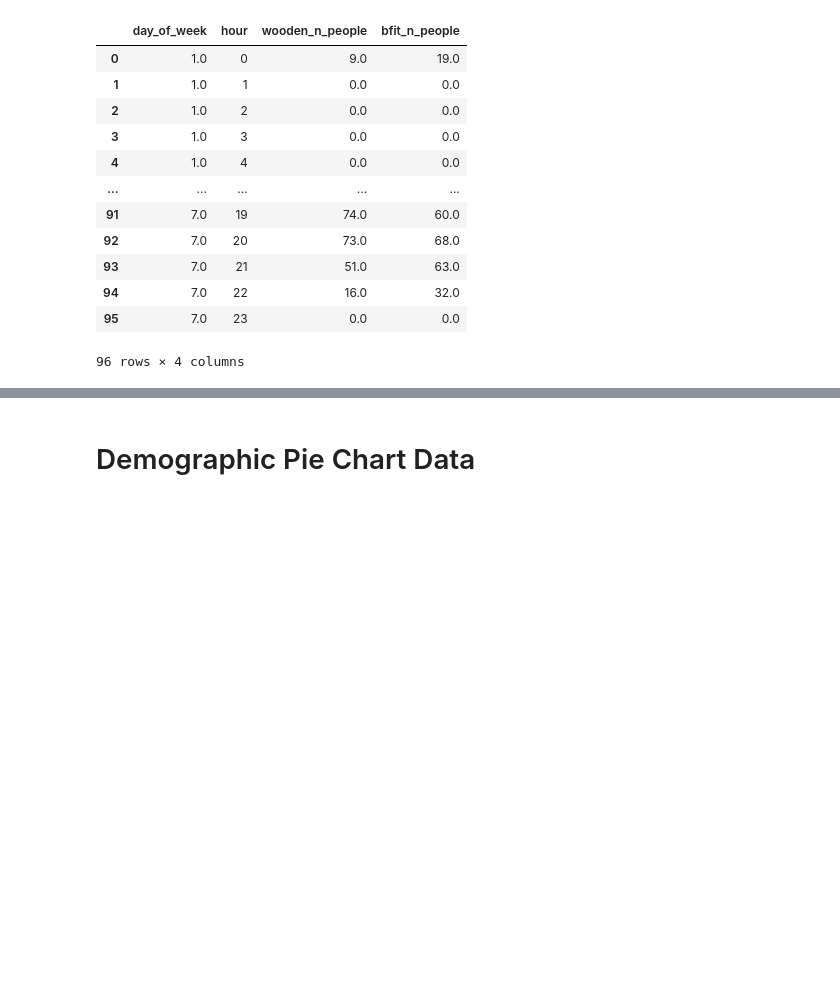
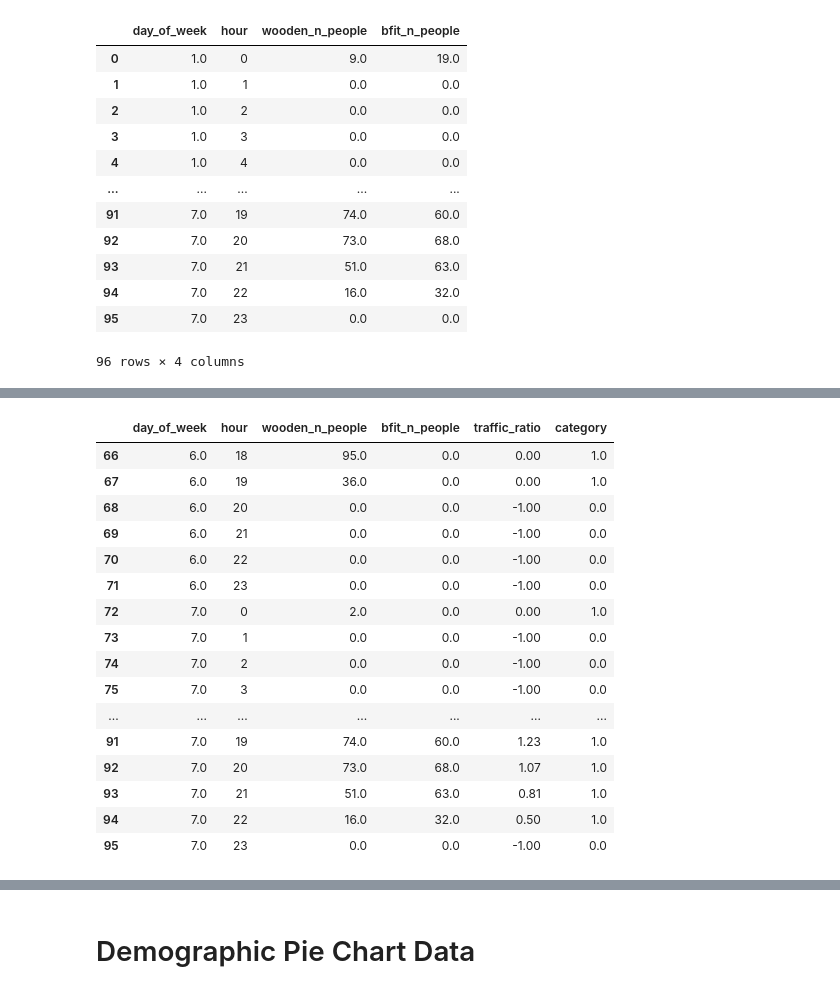
Before and after one commit to dailybruin/the-stack, a Jupyter notebook: python/posts/gym-traffic-2023/gym_traffic_2023_data_cleaning.ipynb, the cells around one changed output, grey strips where cells are left out. Cells and saved outputs as stored; diff of their text form; code cells hidden in the pictures; blank space fills up the shorter version.

```diff
--- a/python/posts/gym-traffic-2023/gym_traffic_2023_data_cleaning.ipynb
+++ b/python/posts/gym-traffic-2023/gym_traffic_2023_data_cleaning.ipynb
@@ -766,3 +775,23 @@ merged_compare.head(20)
+# %%
+merged_compare.tail(30)
+# %% [output]
+|  | day_of_week | hour | wooden_n_people | bfit_n_people | traffic_ratio | category |
+| 66 | 6.0 | 18 | 95.0 | 0.0 | 0.00 | 1.0 |
+| 67 | 6.0 | 19 | 36.0 | 0.0 | 0.00 | 1.0 |
+| 68 | 6.0 | 20 | 0.0 | 0.0 | -1.00 | 0.0 |
+| 69 | 6.0 | 21 | 0.0 | 0.0 | -1.00 | 0.0 |
+| 70 | 6.0 | 22 | 0.0 | 0.0 | -1.00 | 0.0 |
+| 71 | 6.0 | 23 | 0.0 | 0.0 | -1.00 | 0.0 |
+| 72 | 7.0 | 0 | 2.0 | 0.0 | 0.00 | 1.0 |
+| 73 | 7.0 | 1 | 0.0 | 0.0 | -1.00 | 0.0 |
+| 74 | 7.0 | 2 | 0.0 | 0.0 | -1.00 | 0.0 |
+| 75 | 7.0 | 3 | 0.0 | 0.0 | -1.00 | 0.0 |
+| ... | ... | ... | ... | ... | ... | ... |
+| 91 | 7.0 | 19 | 74.0 | 60.0 | 1.23 | 1.0 |
+| 92 | 7.0 | 20 | 73.0 | 68.0 | 1.07 | 1.0 |
+| 93 | 7.0 | 21 | 51.0 | 63.0 | 0.81 | 1.0 |
+| 94 | 7.0 | 22 | 16.0 | 32.0 | 0.50 | 1.0 |
+| 95 | 7.0 | 23 | 0.0 | 0.0 | -1.00 | 0.0 |
 # %%
 merged_compare['category'].value_counts()
 # %% [output]
```
Also changed, not shown: parts of 5 cells of this notebook, 4 other files.
